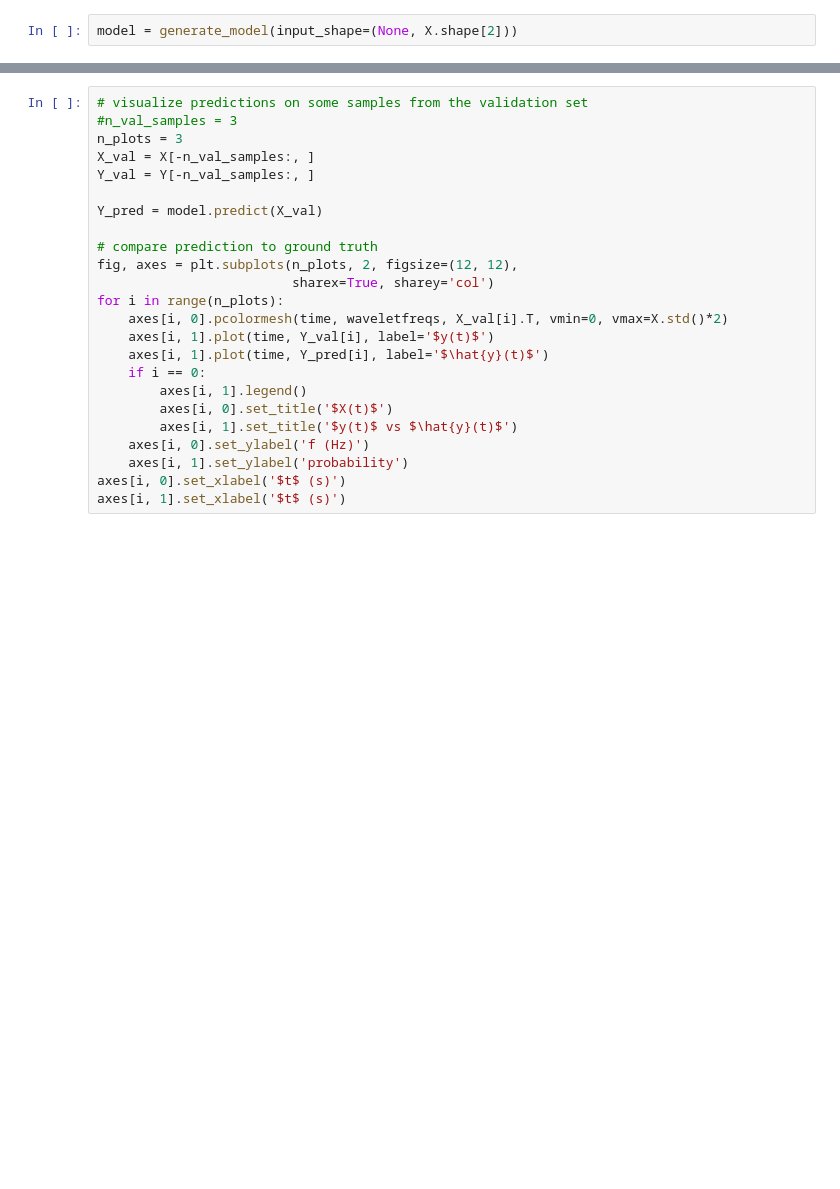
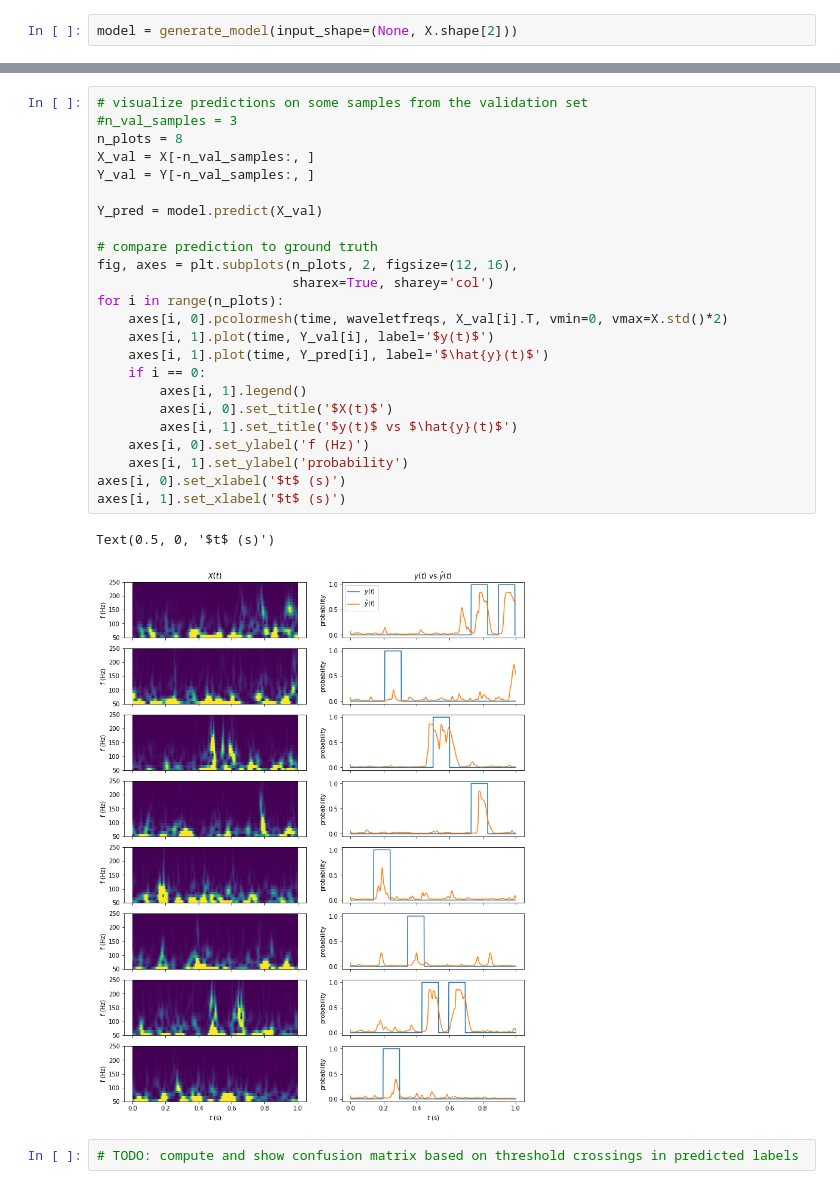
Before and after one commit to AlexStasik/ANN_Ripple_Detection, a Jupyter notebook: NewANN/LSTM_net_2.ipynb, the cells around one changed output, grey strips where cells are left out. Saved outputs shown, nothing was run; the diff lists cells and outputs as text; blank space fills up the shorter version.

```diff
--- a/NewANN/LSTM_net_2.ipynb
+++ b/NewANN/LSTM_net_2.ipynb
@@ -142,24 +206,29 @@ plt.title('training/validation loss')
 # %%
 # visualize predictions on some samples from the validation set
 #n_val_samples = 3
-n_plots = 3
+n_plots = 8
 X_val = X[-n_val_samples:, ]
 Y_val = Y[-n_val_samples:, ]
 
 Y_pred = model.predict(X_val)
 
 # compare prediction to ground truth
-fig, axes = plt.subplots(n_plots, 2, figsize=(12, 12),
+fig, axes = plt.subplots(n_plots, 2, figsize=(12, 16),
                          sharex=True, sharey='col')
 for i in range(n_plots):
     axes[i, 0].pcolormesh(time, waveletfreqs, X_val[i].T, vmin=0, vmax=X.std()*2)
     axes[i, 1].plot(time, Y_val[i], label='$y(t)$')
     axes[i, 1].plot(time, Y_pred[i], label='$\hat{y}(t)$')
     if i == 0:
         axes[i, 1].legend()
         axes[i, 0].set_title('$X(t)$')
         axes[i, 1].set_title('$y(t)$ vs $\hat{y}(t)$')
     axes[i, 0].set_ylabel('f (Hz)')
     axes[i, 1].set_ylabel('probability')
 axes[i, 0].set_xlabel('$t$ (s)')
 axes[i, 1].set_xlabel('$t$ (s)')
+# %% [output]
+Text(0.5, 0, '$t$ (s)')
+[figure, added]
+# %%
+# TODO: compute and show confusion matrix based on threshold crossings in predicted labels
```
Also changed, not shown: parts of 7 cells of this notebook.
